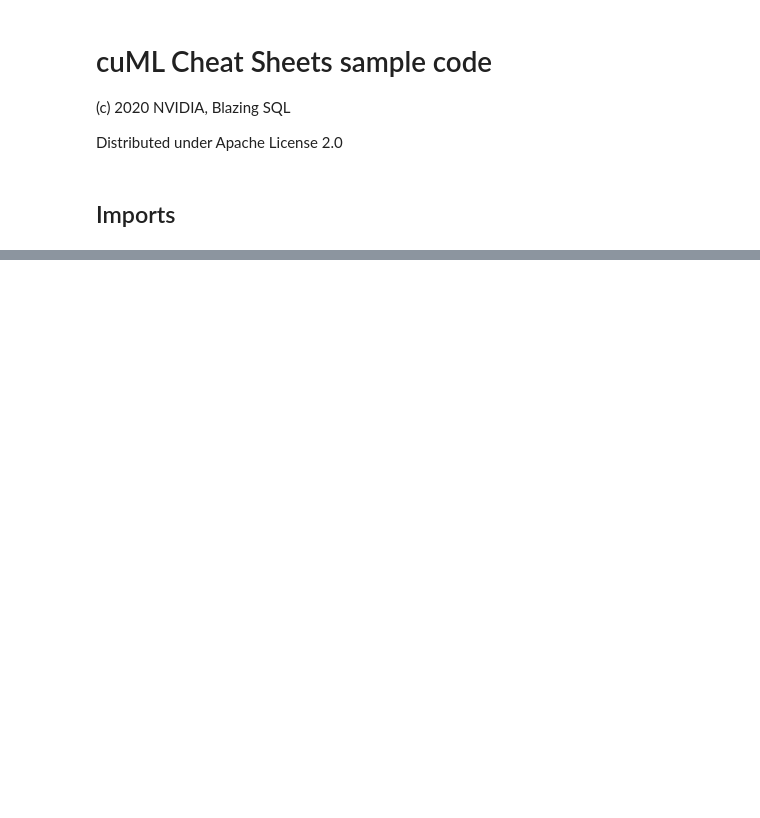
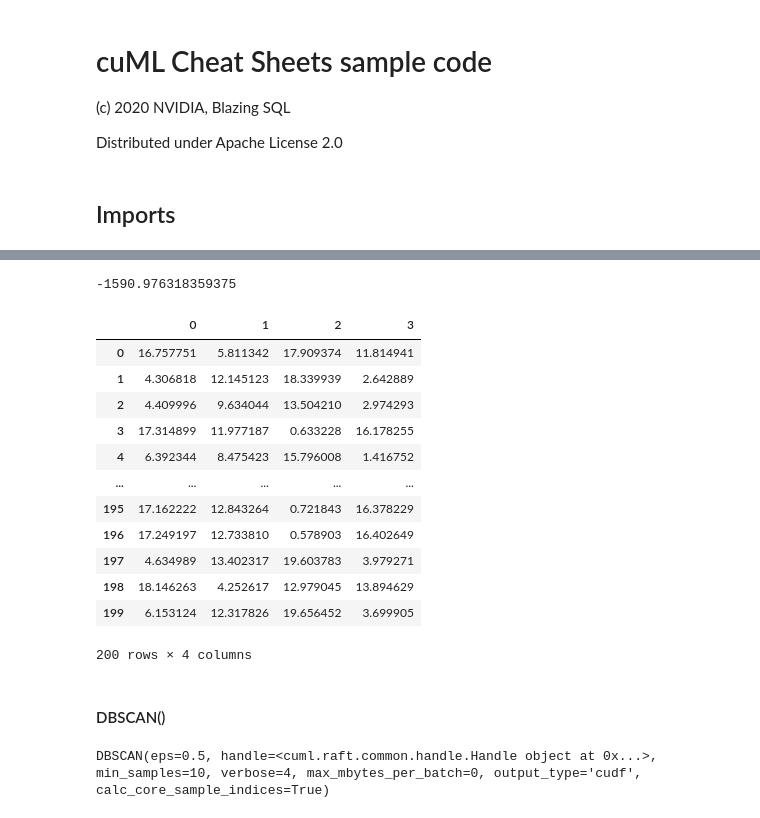
Before and after one commit to drabastomek/rapids_cheatsheets, a Jupyter notebook: cuML/cuML_Clustering.ipynb, the cells around one changed output, grey strips where cells are left out. Drawn from its saved outputs; the diff is of its cells as text; code cells hidden in the pictures; blank space fills up the shorter version.

```diff
--- a/cuML/cuML_Clustering.ipynb
+++ b/cuML/cuML_Clustering.ipynb
@@ -239,0 +91,22 @@ X
+# %%
+k_means.score(X_test, y_test)
+# %% [output]
+-1590.976318359375
+# %%
+k_means.transform(X_test)
+# %% [output]
+|  | 0 | 1 | 2 | 3 |
+| 0 | 16.757751 | 5.811342 | 17.909374 | 11.814941 |
+| 1 | 4.306818 | 12.145123 | 18.339939 | 2.642889 |
+| 2 | 4.409996 | 9.634044 | 13.504210 | 2.974293 |
+| 3 | 17.314899 | 11.977187 | 0.633228 | 16.178255 |
+| 4 | 6.392344 | 8.475423 | 15.796008 | 1.416752 |
+| ... | ... | ... | ... | ... |
+| 195 | 17.162222 | 12.843264 | 0.721843 | 16.378229 |
+| 196 | 17.249197 | 12.733810 | 0.578903 | 16.402649 |
+| 197 | 4.634989 | 13.402317 | 19.603783 | 3.979271 |
+| 198 | 18.146263 | 4.252617 | 12.979045 | 13.894629 |
+| 199 | 6.153124 | 12.317826 | 19.656452 | 3.699905 |
+200 rows × 4 columns
+# %% [markdown]
+#### DBSCAN()
@@ -239,0 +118,4 @@ X
+# %%
+dbscan.fit(X_train)
+# %% [output]
+DBSCAN(eps=0.5, handle=<cuml.raft.common.handle.Handle object at 0x...>, min_samples=10, verbose=4, max_mbytes_per_batch=0, output_type='cudf', calc_core_sample_indices=True)
```
Also changed, not shown: parts of 38 cells of this notebook, 2 other files.
